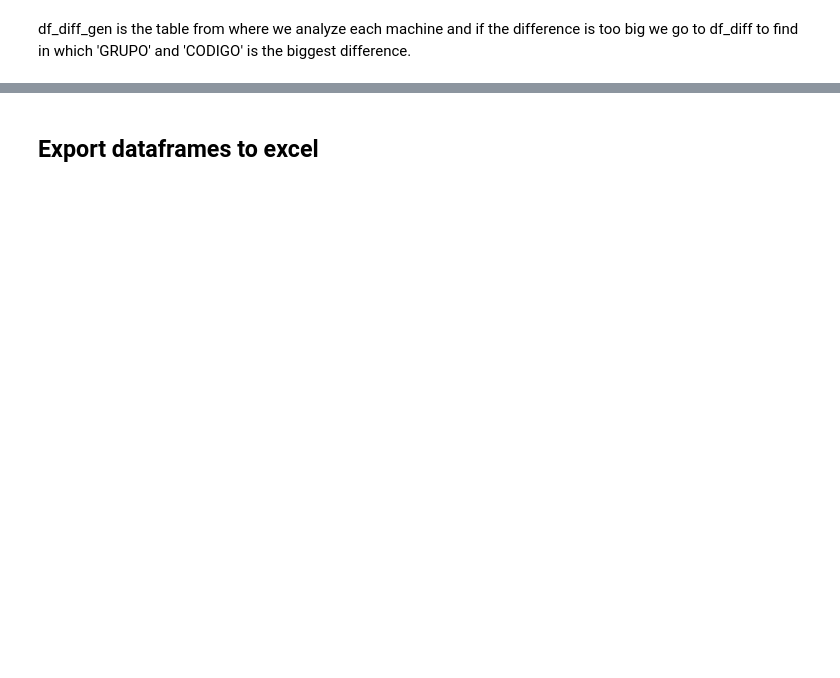
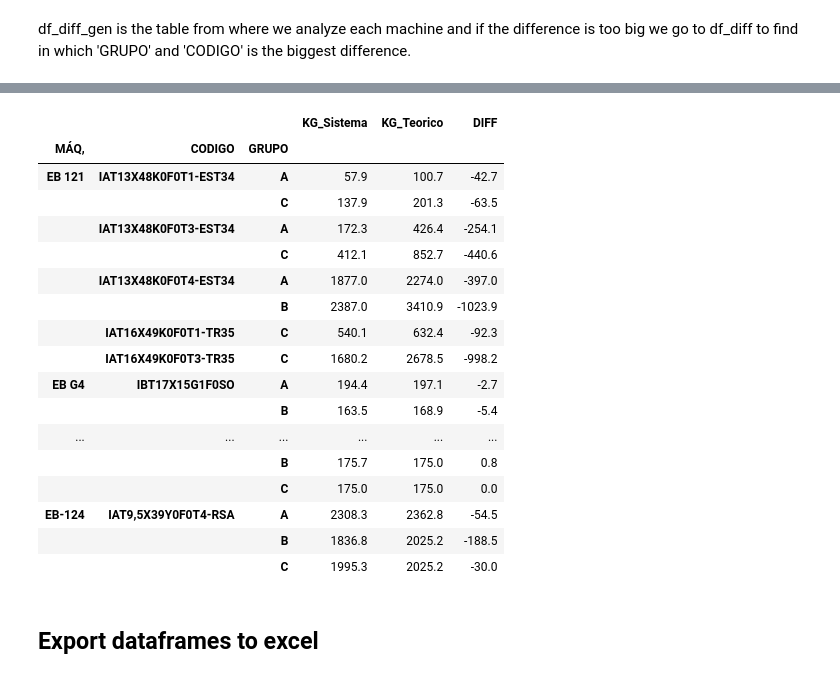
Before and after one commit to SanTaroZ/diff_calc, a Jupyter notebook: notebooks/Calculate_weight_diff.ipynb, the cells around one changed output, grey strips where cells are left out. Cells and saved outputs as stored; diff of their text form; code cells hidden in the pictures; blank space fills up the shorter version.

```diff
--- a/notebooks/Calculate_weight_diff.ipynb
+++ b/notebooks/Calculate_weight_diff.ipynb
@@ -515,0 +564,5 @@ df_diff_gen.head(5)
+# %%
+df_day['FECHA'] = pd.to_datetime(df_day['FECHA'], format= '%Y-%m-%d')
+df_day['FECHA'].dt.day
+df_day['DIA'] = df_day['FECHA'].dt.day
+df_day.tail()
@@ -515,0 +586,3 @@ df_diff_gen.head(5)
+# %%
+yesterday = date.today().day
+#yesterday = 24
@@ -515,0 +605,4 @@ df_diff_gen.head(5)
+# %%
+df_day = df_day[df_day['DIA'] == yesterday]
+df_day.drop(labels =['FECHA','DIA'], axis=1, inplace=True)
+df_day
@@ -515,0 +627,11 @@ df_diff_gen.head(5)
+# %%
+rows_a= []
+a = df_day['CODIGO'].apply(lambda x: rows_a.append(x) if x.startswith('BOAB') else None)
+rows_a = list(set(rows_a))
+rows_b = []
+for row in rows_a:
+    row = row.replace(',','.')
+    rows_b.append(row)
+df_day['CODIGO'].replace(rows_a,rows_b,inplace=True )
+df_day.rename(columns = {'TOTAL KG' : 'KG_Sistema'}, inplace = True)
+df_day
@@ -516,3 +652,34 @@ df_diff_gen.head(5)
+# %%
+df_day.reset_index()
+df_day = pd.merge(df_day, df_db, how="inner", on=["CODIGO"])
+df_day['KG_Teorico'] = df_day['T_W (kg)'] * df_day['PRODUCCION (PZAS)']
+df_day['DIFF'] = df_day['KG_Sistema'] - df_day['KG_Teorico']
+df_day['PRODUCCION (PZAS)'] = df_day['PRODUCCION (PZAS)'].astype('int32')
+df_day['KG_Sistema'] = df_day['KG_Sistema'].astype('float32').round(1)
+df_day['T_W (kg)'] = df_day['T_W (kg)'].astype('float32').round(1)
+df_day['KG_Teorico'] = df_day['KG_Teorico'].astype('float32').round(1)
+df_day['DIFF'] = df_day['DIFF'].astype('float32').round(1)
+df_diff_day = df_day.groupby(by=['MÁQ,','CODIGO','GRUPO']).agg({'KG_Sistema':'sum','KG_Teorico':'sum','DIFF':'sum'})
+df_diff_day
+# %% [output]
+|  |  |  | KG_Sistema | KG_Teorico | DIFF |
+| MÁQ, | CODIGO | GRUPO |  |  |  |
+| EB 121 | IAT13X48K0F0T1-EST34 | A | 57.9 | 100.7 | -42.7 |
+|  |  | C | 137.9 | 201.3 | -63.5 |
+|  | IAT13X48K0F0T3-EST34 | A | 172.3 | 426.4 | -254.1 |
+|  |  | C | 412.1 | 852.7 | -440.6 |
+|  | IAT13X48K0F0T4-EST34 | A | 1877.0 | 2274.0 | -397.0 |
+|  |  | B | 2387.0 | 3410.9 | -1023.9 |
+|  | IAT16X49K0F0T1-TR35 | C | 540.1 | 632.4 | -92.3 |
+|  | IAT16X49K0F0T3-TR35 | C | 1680.2 | 2678.5 | -998.2 |
+| EB G4 | IBT17X15G1F0SO | A | 194.4 | 197.1 | -2.7 |
+|  |  | B | 163.5 | 168.9 | -5.4 |
+| ... | ... | ... | ... | ... | ... |
+|  |  | B | 175.7 | 175.0 | 0.8 |
+|  |  | C | 175.0 | 175.0 | 0.0 |
+| EB-124 | IAT9,5X39Y0F0T4-RSA | A | 2308.3 | 2362.8 | -54.5 |
+|  |  | B | 1836.8 | 2025.2 | -188.5 |
+|  |  | C | 1995.3 | 2025.2 | -30.0 |
 # %% [markdown]
 ## Export dataframes to excel
 # %%
```
Also changed, not shown: parts of 46 cells of this notebook, 3 other files.
